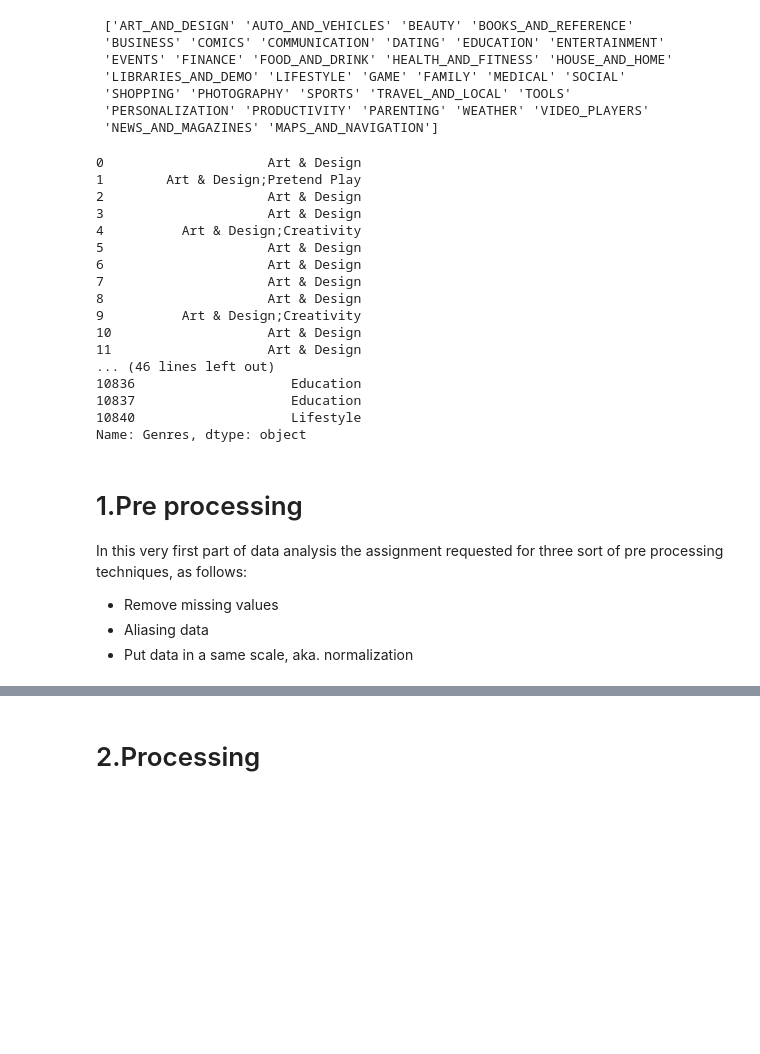
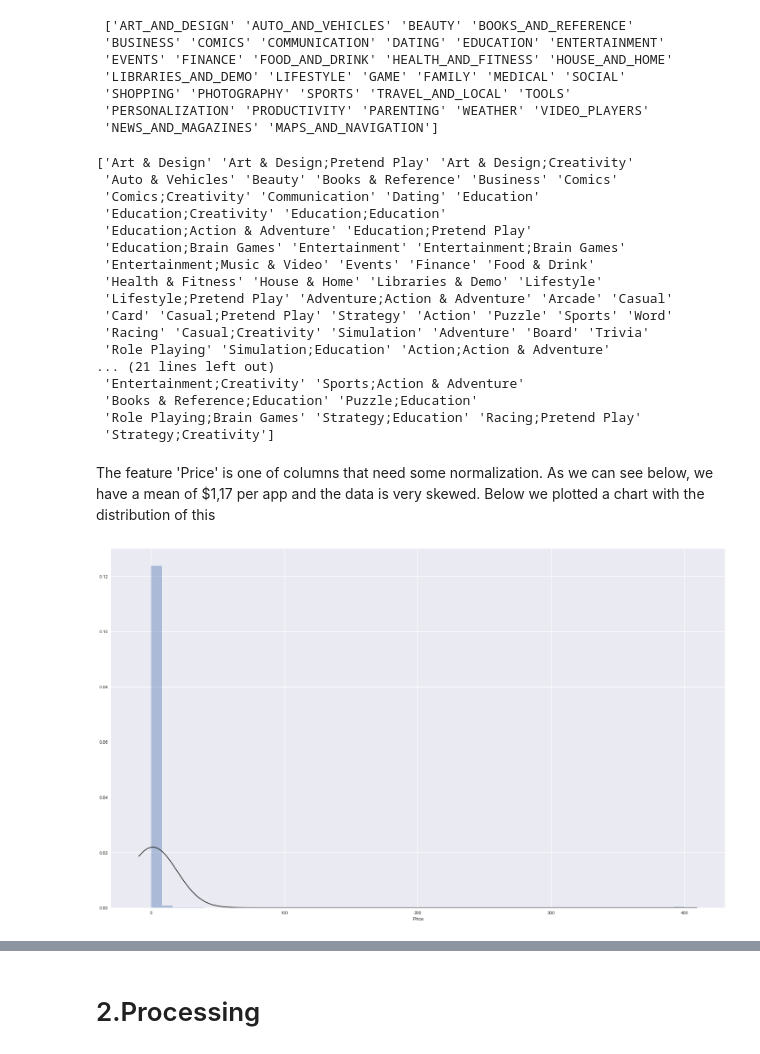
Before and after one commit to marco-olimpio/ufrn, a Jupyter notebook: IMD0104 - PROGRAMAÇÃO ORIENTADA A OBJETOS E MAPEAMENTO OBJETO-RELACIONAL/assignments/3/IMD0104 - TerceiraUnidade.ipynb, the cells around one changed output, grey strips where cells are left out. Cells and saved outputs as stored; diff of their text form; code cells hidden in the pictures; blank space fills up the shorter version.

Commit message:
feat(IMD0104 - Assig3): First version

```diff
--- a/IMD0104 - PROGRAMAÇÃO ORIENTADA A OBJETOS E MAPEAMENTO OBJETO-RELACIONAL/assignments/3/IMD0104 - TerceiraUnidade.ipynb
+++ b/IMD0104 - PROGRAMAÇÃO ORIENTADA A OBJETOS E MAPEAMENTO OBJETO-RELACIONAL/assignments/3/IMD0104 - TerceiraUnidade.ipynb
@@ -159,8 +159,6 @@ df['Reviews'] = df['Reviews'].apply(lambda x: int(x))
 
 df['Price'] = df['Price'].apply(lambda x: str(x).replace('$', '') if '$' in str(x) else str(x))
 df['Price'] = df['Price'].apply(lambda x: float(x))
-
-df['Reviews'] = df['Reviews'].apply(lambda x: int(x))
 # %% [markdown]
 So, analysing the number of 'missing' data we have
 # %%
@@ -240,29 +238,29 @@ print("\n", df['Category'].unique())
  'PERSONALIZATION' 'PRODUCTIVITY' 'PARENTING' 'WEATHER' 'VIDEO_PLAYERS'
  'NEWS_AND_MAGAZINES' 'MAPS_AND_NAVIGATION']
 # %%
-print(df["Genres"])
+print(df["Genres"].unique())
 # %% [output]
-0                     Art & Design
-1        Art & Design;Pretend Play
-2                     Art & Design
-3                     Art & Design
-4          Art & Design;Creativity
-5                     Art & Design
-6                     Art & Design
-7                     Art & Design
-8                     Art & Design
-9          Art & Design;Creativity
-10                    Art & Design
-11                    Art & Design
-... (46 lines left out)
-10836                    Education
-10837                    Education
-10840                    Lifestyle
-Name: Genres, dtype: object
+['Art & Design' 'Art & Design;Pretend Play' 'Art & Design;Creativity'
+ 'Auto & Vehicles' 'Beauty' 'Books & Reference' 'Business' 'Comics'
+ 'Comics;Creativity' 'Communication' 'Dating' 'Education'
+ 'Education;Creativity' 'Education;Education'
+ 'Education;Action & Adventure' 'Education;Pretend Play'
+ 'Education;Brain Games' 'Entertainment' 'Entertainment;Brain Games'
+ 'Entertainment;Music & Video' 'Events' 'Finance' 'Food & Drink'
+ 'Health & Fitness' 'House & Home' 'Libraries & Demo' 'Lifestyle'
+ 'Lifestyle;Pretend Play' 'Adventure;Action & Adventure' 'Arcade' 'Casual'
+ 'Card' 'Casual;Pretend Play' 'Strategy' 'Action' 'Puzzle' 'Sports' 'Word'
+ 'Racing' 'Casual;Creativity' 'Simulation' 'Adventure' 'Board' 'Trivia'
+ 'Role Playing' 'Simulation;Education' 'Action;Action & Adventure'
+... (21 lines left out)
+ 'Entertainment;Creativity' 'Sports;Action & Adventure'
+ 'Books & Reference;Education' 'Puzzle;Education'
+ 'Role Playing;Brain Games' 'Strategy;Education' 'Racing;Pretend Play'
+ 'Strategy;Creativity']
-# %% [markdown]
-# 1.Pre processing
-
-In this very first part of data analysis the assignment requested for three sort of pre processing techniques, as follows:
-- Remove missing values
-- Aliasing data
-- Put data in a same scale, aka. normalization
+# %% [markdown]
+The feature 'Price' is one of columns that need some normalization. As we can see below, we have a mean of $1,17 per app and the data is very skewed. Below we plotted a chart with the distribution of this
+# %%
+from scipy import stats
+sns.distplot(df["Price"], kde=False, fit=stats.norm);
+# %% [output]
+[figure, added]
```
Also changed, not shown: parts of 32 cells of this notebook.
